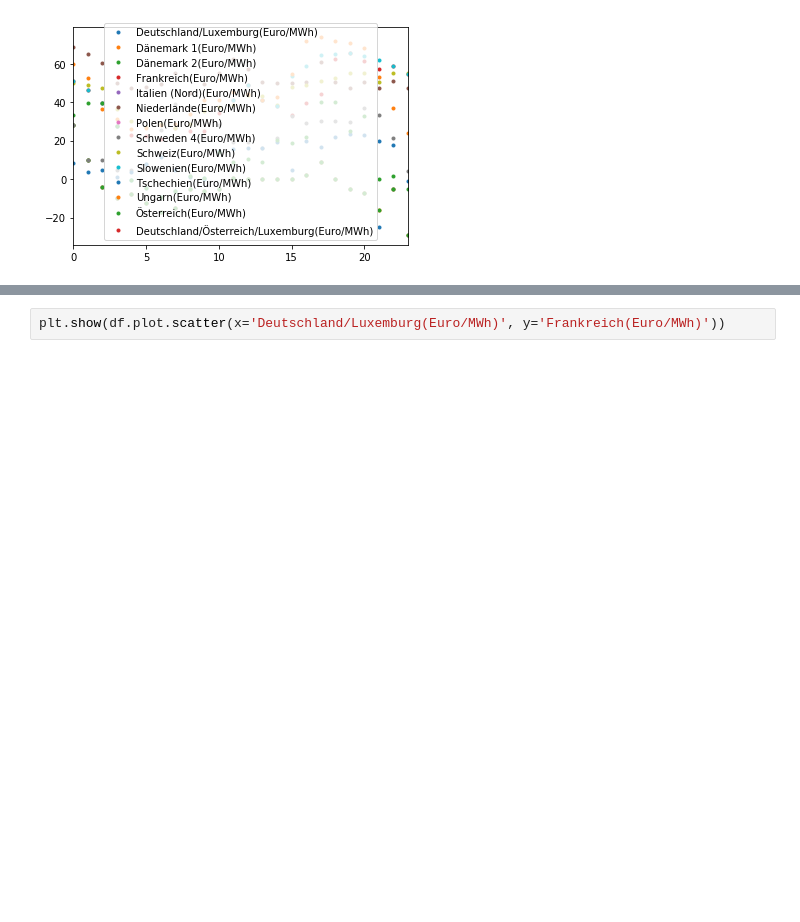
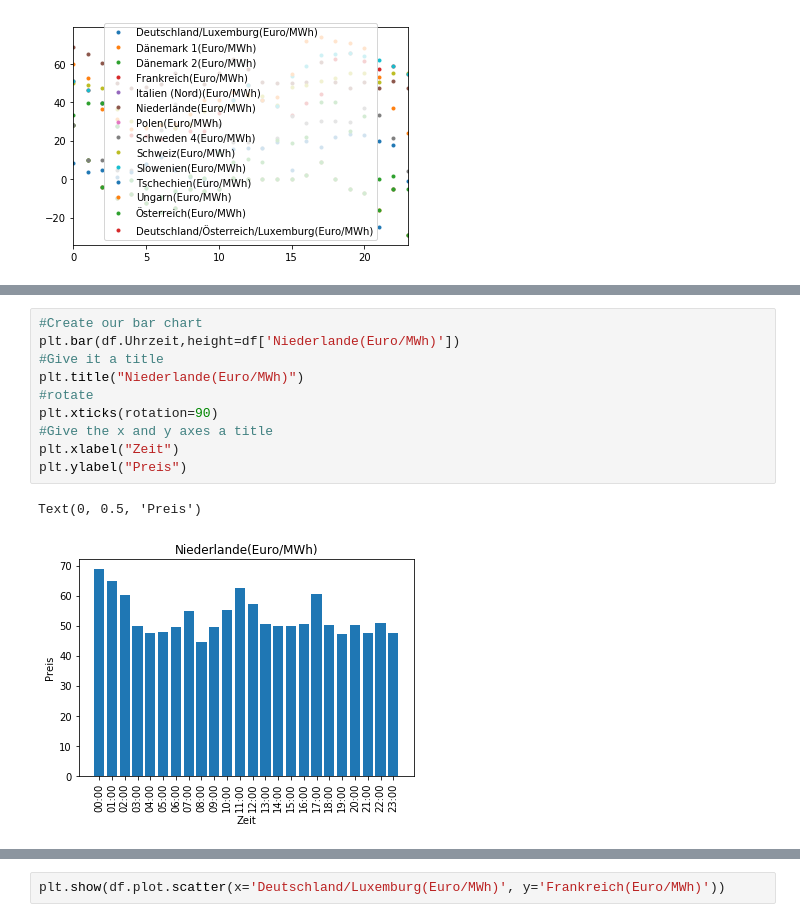
Before and after one commit to alrusa/seminarws1920, a Jupyter notebook: seminar.ipynb, the cells around one changed output, grey strips where cells are left out. Drawn from its saved outputs; the diff is of its cells as text; blank space fills up the shorter version.

```diff
--- a/seminar.ipynb
+++ b/seminar.ipynb
@@ -173,0 +178,13 @@ KeyError: 'U'
+# %%
+#Create our bar chart
+plt.bar(df.Uhrzeit,height=df['Niederlande(Euro/MWh)'])
+#Give it a title
+plt.title("Niederlande(Euro/MWh)")
+#rotate
+plt.xticks(rotation=90)
+#Give the x and y axes a title
+plt.xlabel("Zeit")
+plt.ylabel("Preis")
+# %% [output]
+Text(0, 0.5, 'Preis')
+[figure, added]
```
Also changed, not shown: parts of 25 cells of this notebook.
